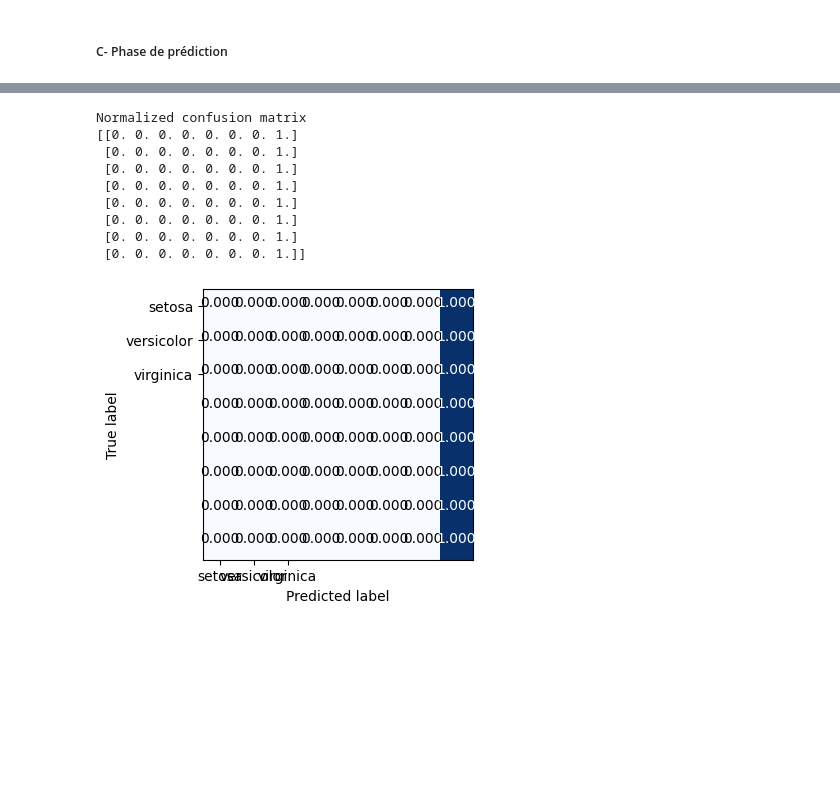
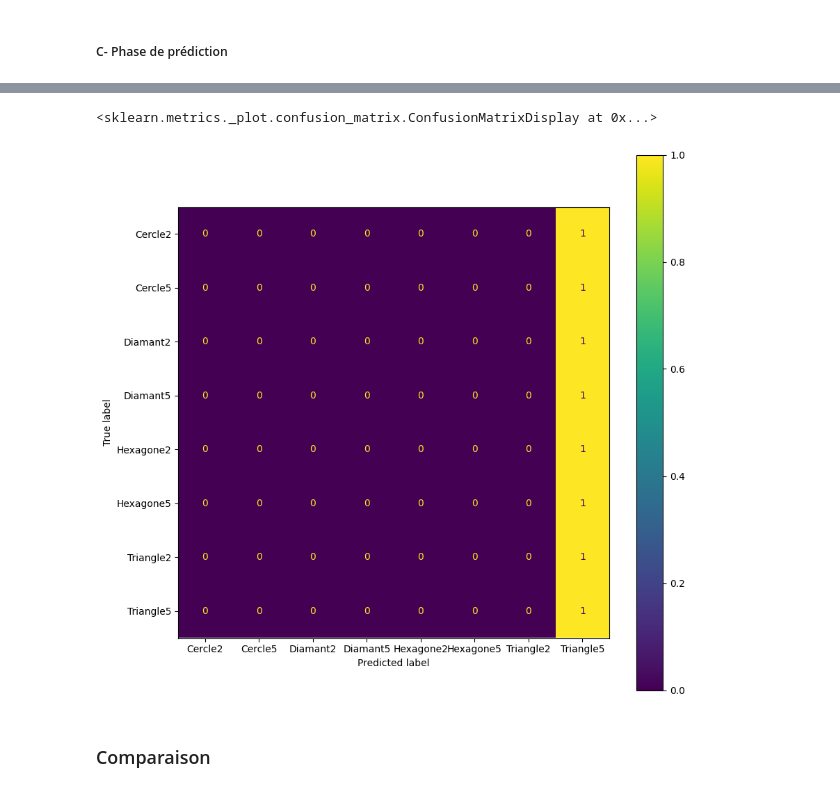
Before and after one commit to damiendesvent/LOG635-H2023-EqA, a Jupyter notebook: Labo_2/src/log-635_labo_2_eqA.ipynb, the cells around one changed output, grey strips where cells are left out. Drawn from its saved outputs; the diff is of its cells as text; code cells hidden in the pictures; blank space fills up the shorter version.

```diff
--- a/Labo_2/src/log-635_labo_2_eqA.ipynb
+++ b/Labo_2/src/log-635_labo_2_eqA.ipynb
@@ -572,7 +674,8 @@ cnn.add(Conv1D(64, 2, activation="relu", input_shape=(x_train.shape[1],1)))
 cnn.add(Dense(16, activation="relu"))
 cnn.add(MaxPooling1D())
 cnn.add(Flatten())
-cnn.add(Dense(len(iris.target_names), activation = 'softmax'))
+cnn.add(Dense(len(dataset.target_names), activation = 'softmax'))
+optimizer = keras.optimizers.SGD(learning_rate=0.000000001)
 cnn.compile(loss = 'sparse_categorical_crossentropy',
      optimizer = "sgd",    #adam
               metrics = ['accuracy'])
@@ -601,6 +704,14 @@ _________________________________________________________________
 # %% [markdown]
 ##### B- Phase d'apprentissage
 # %%
+start = time.time()
+
 history=cnn.fit(x_train, y_train.argmax(axis=1),
-                    validation_split= 0.2, batch_size=16,epochs=100, verbose=1)
+                    validation_split= 0.2, batch_size=16,epochs=10, verbose=1)
+
+end = time.time()
+
+training_time_cnn = end - start
+
+print('temps d\'entrainement : {:.3f} secondes'.format(training_time_cnn))
 # %% [output]
@@ -659,5 +770,13 @@ plt.show()
 # %% [markdown]
 ##### C- Phase de prédiction
 # %%
-y_pred = cnn.predict(x_test)
+start = time.time()
+
+y_pred_cnn = cnn.predict(x_test)
+
+end = time.time()
+
+testing_time_cnn = end - start
+
+print('temps de test : {:.3f} secondes'.format(testing_time_cnn))
 # %% [output]
@@ -679,21 +799,13 @@ Loss_test: 2.0279436111450195  Accuracy_test: 0.18647541105747223
 # %%
-cm= confusion_matrix(y_test.argmax(axis=1), y_pred.argmax(axis=1))
+cf_matrix = confusion_matrix(y_true=y_test.argmax(axis=1),
+                             y_pred=y_pred_cnn.argmax(axis=1),
+                             normalize='true')
 
-class_names = ['setosa', 'versicolor', 'virginica']
+cf_disp = ConfusionMatrixDisplay(confusion_matrix=cf_matrix,
+                               display_labels=class_names)
 
-
-fig = plt.figure(figsize=(4, 4))
-
-plot_confusion_matrix(cm, classes=class_names, title='')
-fig.tight_layout()
+fig, ax = plt.subplots(figsize=(10,10))
+cf_disp.plot(ax=ax)
 # %% [output]
-Normalized confusion matrix
-[[0. 0. 0. 0. 0. 0. 0. 1.]
- [0. 0. 0. 0. 0. 0. 0. 1.]
- [0. 0. 0. 0. 0. 0. 0. 1.]
- [0. 0. 0. 0. 0. 0. 0. 1.]
- [0. 0. 0. 0. 0. 0. 0. 1.]
- [0. 0. 0. 0. 0. 0. 0. 1.]
- [0. 0. 0. 0. 0. 0. 0. 1.]
- [0. 0. 0. 0. 0. 0. 0. 1.]]
+<sklearn.metrics._plot.confusion_matrix.ConfusionMatrixDisplay at 0x...>
-[figure, old version]
+[figure, new version]
@@ -699,0 +825,2 @@ Normalized confusion matrix
+# %% [markdown]
+### Comparaison
```
Also changed, not shown: parts of 69 cells of this notebook, 1 other file.
